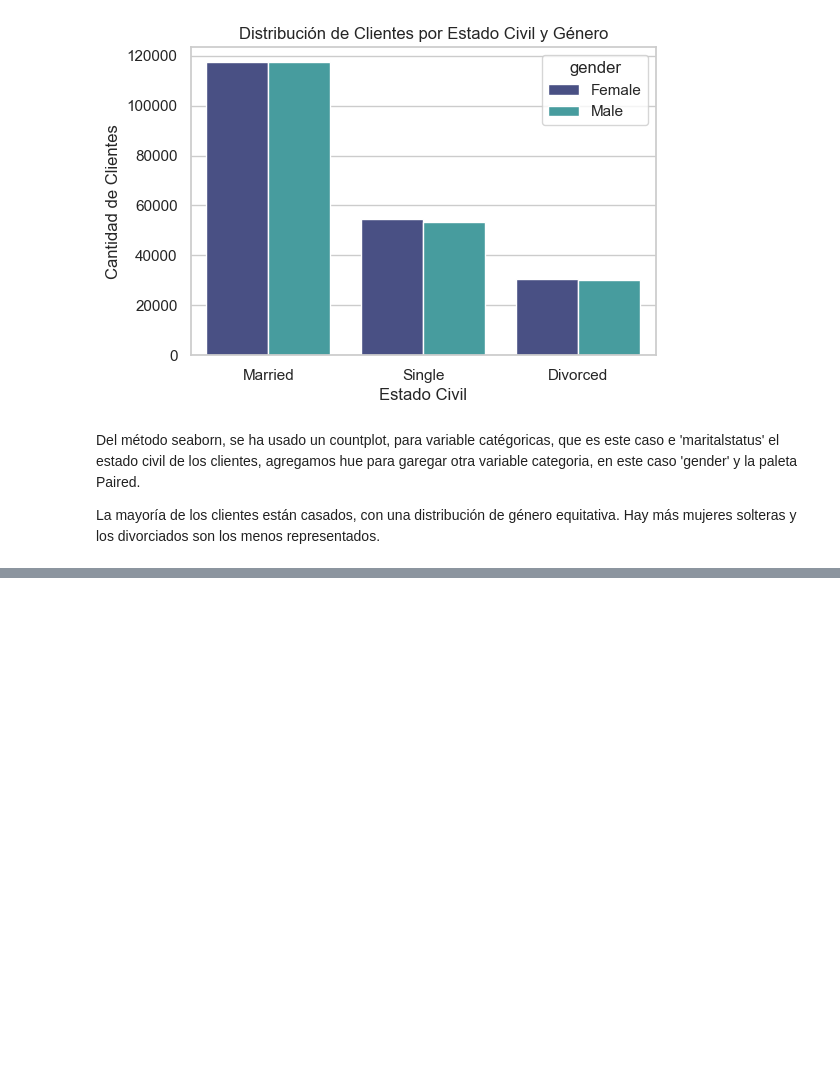
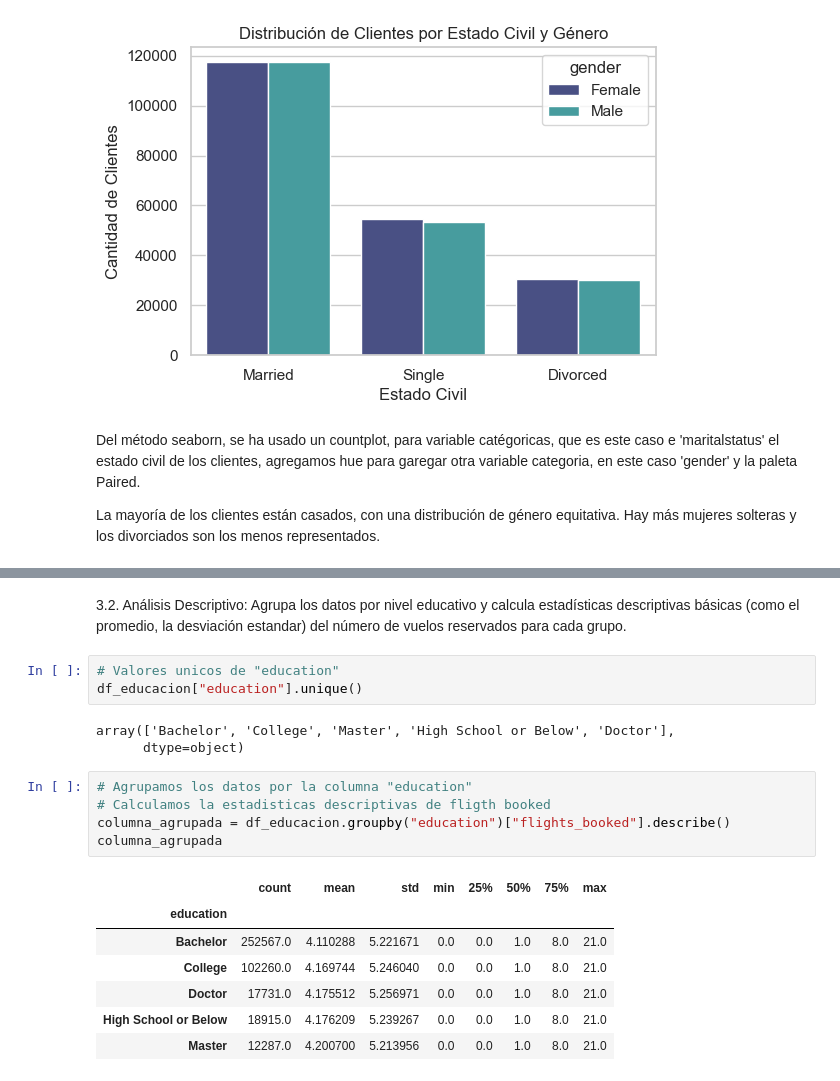
Before and after one commit to Adalab/bda-modulo-3-evaluacion-final-mgarciajim, a Jupyter notebook: evaluacion_final_3_monica.ipynb, the cells around one changed output, grey strips where cells are left out. Cells and saved outputs as stored; diff of their text form; blank space fills up the shorter version.

```diff
--- a/evaluacion_final_3_monica.ipynb
+++ b/evaluacion_final_3_monica.ipynb
@@ -1034,0 +1055,23 @@ La mayoría de los clientes están casados, con una distribución de género equ
+# %% [markdown]
+3.2. Análisis Descriptivo: Agrupa los datos por nivel educativo y calcula estadísticas descriptivas
+básicas (como el promedio, la desviación estandar) del número de vuelos reservados para cada
+grupo.
+# %%
+# Valores unicos de "education"
+df_educacion["education"].unique()
+# %% [output]
+array(['Bachelor', 'College', 'Master', 'High School or Below', 'Doctor'],
+      dtype=object)
+# %%
+# Agrupamos los datos por la columna "education"
+# Calculamos la estadisticas descriptivas de fligth booked
+columna_agrupada = df_educacion.groupby("education")["flights_booked"].describe()
+columna_agrupada
+# %% [output]
+|  | count | mean | std | min | 25% | 50% | 75% | max |
+| education |  |  |  |  |  |  |  |  |
+| Bachelor | 252567.0 | 4.110288 | 5.221671 | 0.0 | 0.0 | 1.0 | 8.0 | 21.0 |
+| College | 102260.0 | 4.169744 | 5.246040 | 0.0 | 0.0 | 1.0 | 8.0 | 21.0 |
+| Doctor | 17731.0 | 4.175512 | 5.256971 | 0.0 | 0.0 | 1.0 | 8.0 | 21.0 |
+| High School or Below | 18915.0 | 4.176209 | 5.239267 | 0.0 | 0.0 | 1.0 | 8.0 | 21.0 |
+| Master | 12287.0 | 4.200700 | 5.213956 | 0.0 | 0.0 | 1.0 | 8.0 | 21.0 |
```
Also changed, not shown: parts of 23 cells of this notebook, 1 other file.
